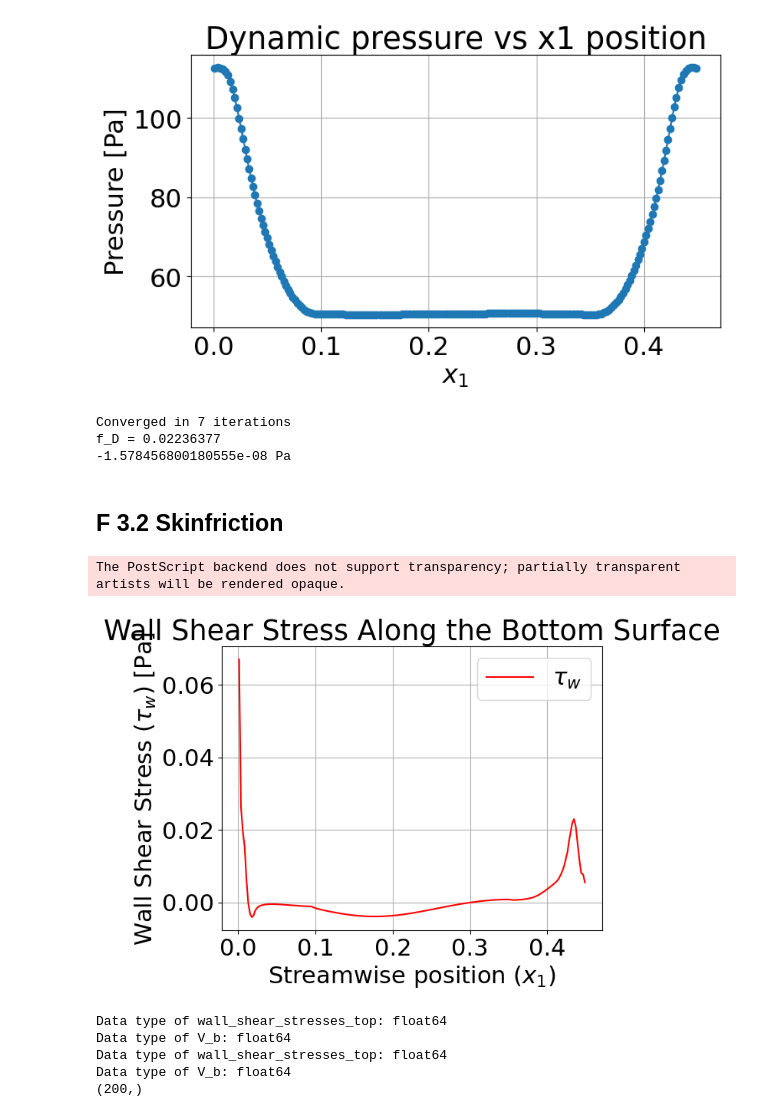
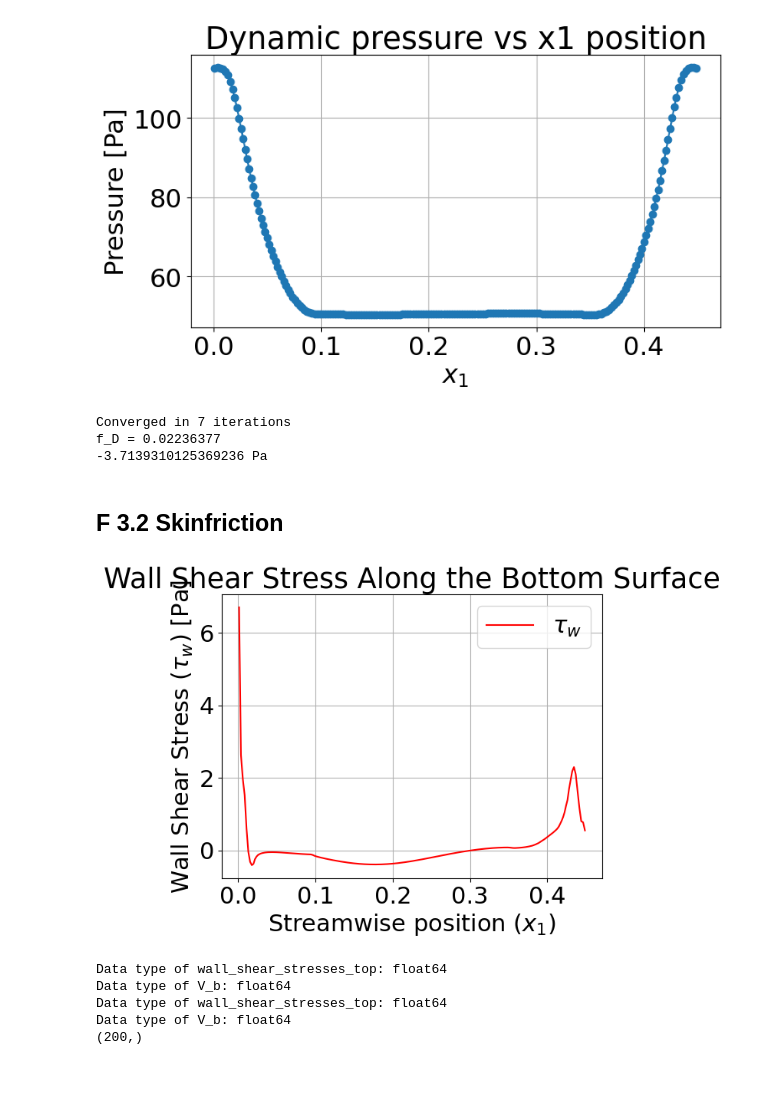
Before and after one commit to MartinStjernkvist/Applied-Mechanics, a Jupyter notebook: TME226/A2/Assignment_2.ipynb, the cells around one changed output. Cells and saved outputs as stored; diff of their text form; code cells hidden in the pictures; blank space fills up the shorter version.

```diff
--- a/TME226/A2/Assignment_2.ipynb
+++ b/TME226/A2/Assignment_2.ipynb
@@ -120,38 +120,37 @@ L = 9*hmax
 D_h = 2*H
 
 L = x1_2d[0, 0] - x1_2d[-1, 0]
-deltaVbulk = V_b[0] - V_b[-1]
+deltaVbulk = V_b[0]
 
 # Calculating pressure drop using Darcy-Weisbach equation
-delta_p = FfacD * (L / D_h) * (rho * deltaVbulk**2 / 2)
+delta_p = FfacD * L *  (rho/ 2) * (deltaVbulk**2 / D_h)
 
 
 print(delta_p, 'Pa')
 # %% [output]
 Converged in 7 iterations
 f_D = 0.02236377
--1.578456800180555e-08 Pa
+-3.7139310125369236 Pa
 # %% [markdown]
 ## F 3.2 Skinfriction
 # %%
-mu = 1.002e-5 # Dynamic viscosity of water at at 20C
+mu = 1.002e-3 # Dynamic viscosity of water at at 20C
 
 dv1_dx2_at_wall = v1_2d[:, 1] / (x2_2d[:, 1] - x2_2d[:, 0]) # Calculating the gradient at the wall using first two points
 
 tau_w = mu * dv1_dx2_at_wall
 
 
 fig4, ax4 = plt.subplots()
 ax4.plot(x1_2d[:, 0], tau_w, 'r-', label='$\\tau_w$')
 ax4.set_xlabel("Streamwise position ($x_1$)")
 ax4.set_ylabel("Wall Shear Stress ($\\tau_w$) [Pa]")
 ax4.set_title("Wall Shear Stress Along the Bottom Surface")
 ax4.grid(True)
 ax4.legend()
 plt.show()
 # %% [output]
-The PostScript backend does not support transparency; partially transparent artists will be rendered opaque.
-[figure, old version]
+[figure, new version]
 # %%
 import pandas as pd
 import matplotlib.ticker as mticker
```
Also changed, not shown: parts of 5 cells of this notebook.
